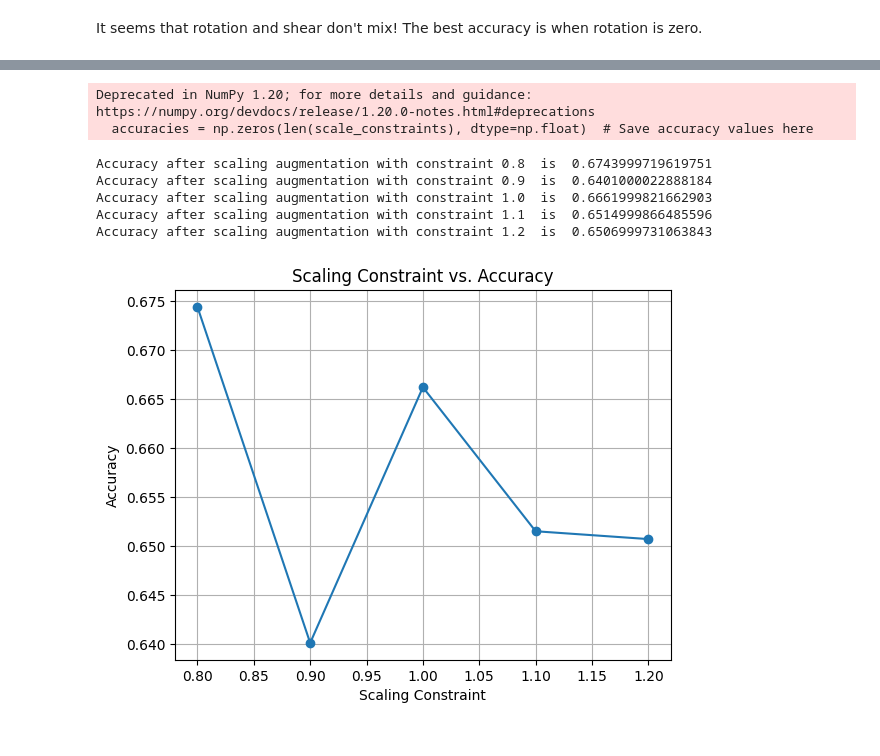
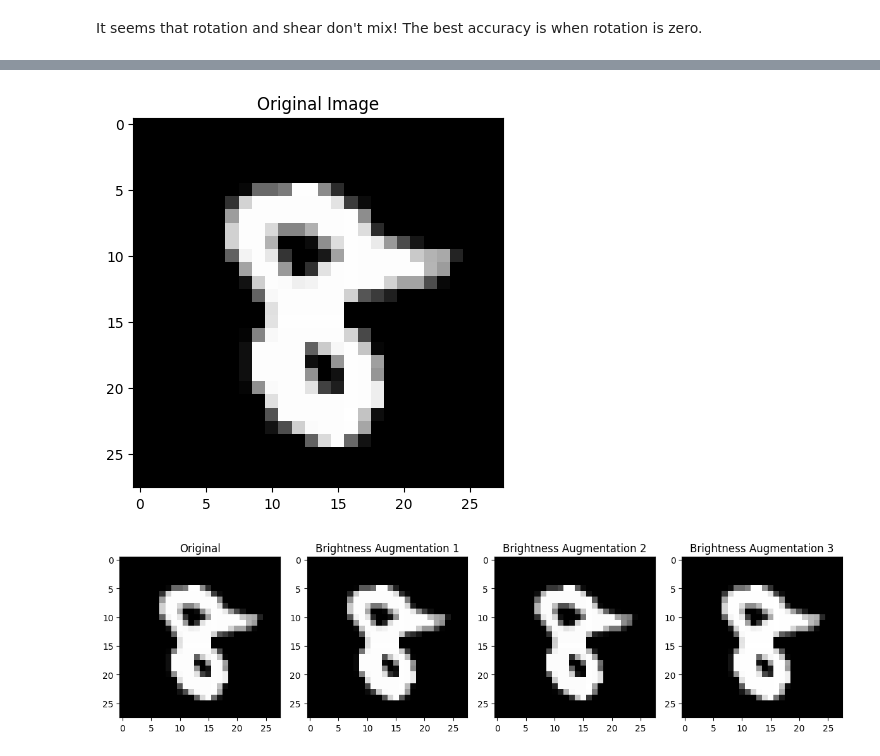
Before and after one commit to vignesh082/AIML_Projects_and_Labs, a Jupyter notebook: AIML_Module_1_Lab_3_Data_Augmentation.ipynb, the cells around one changed output, grey strips where cells are left out. Saved outputs shown, nothing was run; the diff lists cells and outputs as text; code cells hidden in the pictures.

```diff
--- a/AIML_Module_1_Lab_3_Data_Augmentation.ipynb
+++ b/AIML_Module_1_Lab_3_Data_Augmentation.ipynb
@@ -430,10 +341,0 @@ from sklearn.utils.extmath import cartesian
-# %%
-
-# Loading the dataset
-(train_X, train_y), (test_X, test_y) = mnist.load_data()
-train_X = train_X / 255
-test_X = test_X / 255
-
-# Subsample the training dataset
-train_X = train_X[::1200, :, :].copy()
-train_y = train_y[::1200].copy()
@@ -455,36 +342,34 @@ def augScale(sample, scale_range):
-# %%
-
-from sklearn.metrics import accuracy_score
-scale_constraints = [0.8, 0.9, 1.0, 1.1, 1.2]  # Scaling factors to test
-accuracies = np.zeros(len(scale_constraints), dtype=np.float)  # Save accuracy values here
-for ii in range(len(scale_constraints)):
-    # Create the augmented dataset
-    augdata = train_X  # Include the original images also in the augmented dataset
-    auglabel = train_y
-    for jj in range(naugmentations):
-        augdata = np.concatenate((augdata, augScale(train_X, [scale_constraints[ii], scale_constraints[ii]])))
-        auglabel = np.concatenate((auglabel, train_y))
-
-    # Check the test accuracy
-    test_accuracy = NN(augdata, auglabel, test_X, test_y)
-    accuracies[ii] = test_accuracy
-    print('Accuracy after scaling augmentation with constraint', scale_constraints[ii], ' is ', test_accuracy, flush=True)
-# %% [output]
-Deprecated in NumPy 1.20; for more details and guidance: https://numpy.org/devdocs/release/1.20.0-notes.html#deprecations
-  accuracies = np.zeros(len(scale_constraints), dtype=np.float)  # Save accuracy values here
-Accuracy after scaling augmentation with constraint 0.8  is  0.6743999719619751
-Accuracy after scaling augmentation with constraint 0.9  is  0.6401000022888184
-Accuracy after scaling augmentation with constraint 1.0  is  0.6661999821662903
-Accuracy after scaling augmentation with constraint 1.1  is  0.6514999866485596
-Accuracy after scaling augmentation with constraint 1.2  is  0.6506999731063843
-# %%
-
-plt.figure()
-plt.plot(scale_constraints, accuracies, marker='o', linestyle='-')
-plt.xlabel('Scaling Constraint')
-plt.ylabel('Accuracy')
-plt.title('Scaling Constraint vs. Accuracy')
-plt.grid(True)
-plt.show()
-# %% [output]
-[figure, removed]
+# %%
+
+
+import numpy as np
+import matplotlib.pyplot as plt
+from skimage.exposure import adjust_gamma
+
+# Custom Augmentation: Random Brightness Adjustment
+def augBrightness(sample, gamma_range=(0.5, 2.0)):
+    gamma = np.random.uniform(*gamma_range)
+    return adjust_gamma(sample, gamma)
+
+# Apply Brightness Augmentation
+sample = train_X[2]  # Example sample
+plt.imshow(sample, cmap='gray')
+plt.title('Original Image')
+plt.show()
+
+plt.figure(figsize=(12, 4))
+plt.subplot(1, 4, 1)
+plt.imshow(sample, cmap='gray')
+plt.title('Original')
+
+for i in range(2, 5):
+    augmented_sample = augBrightness(sample)
+    plt.subplot(1, 4, i)
+    plt.imshow(augmented_sample, cmap='gray')
+    plt.title(f'Brightness Augmentation {i-1}')
+
+plt.tight_layout()
+plt.show()
+# %% [output]
+[figure, added]
+[figure, added]
```
Also changed, not shown: parts of 10 cells of this notebook.
